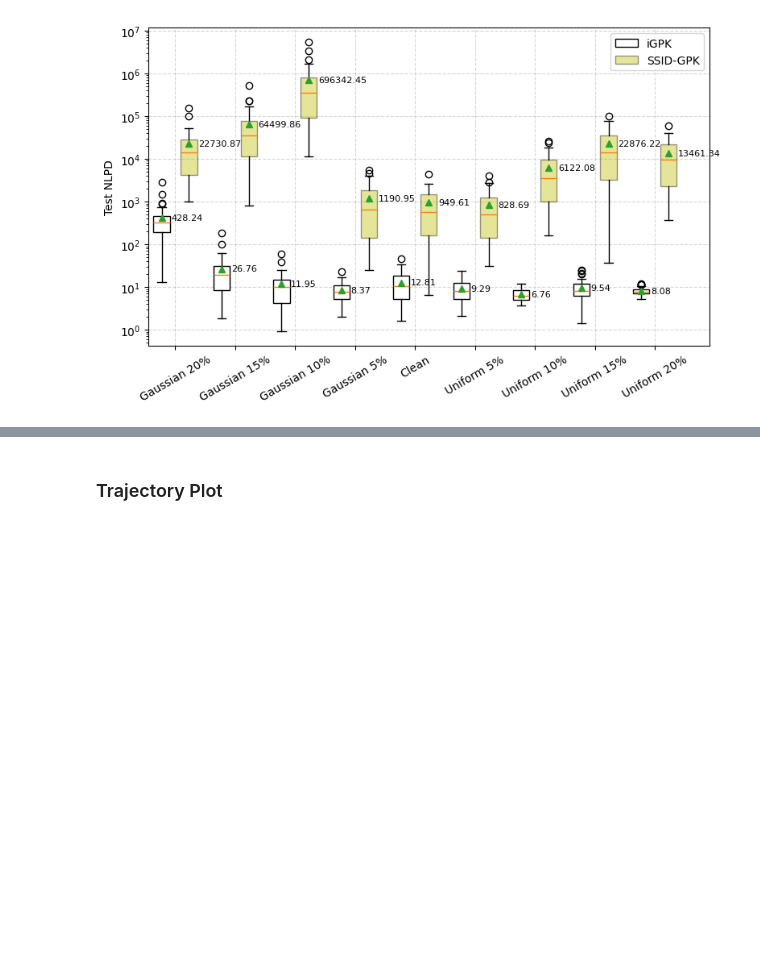
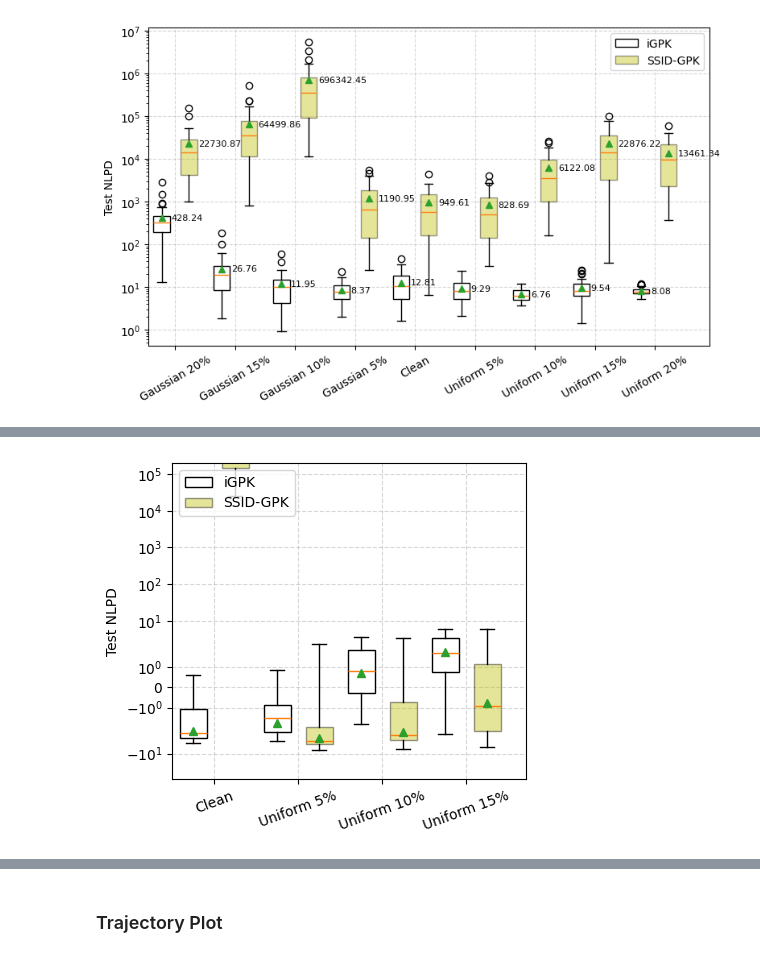
Before and after one commit to abhigyan9/KoopmanGPO, a Jupyter notebook: plotting_siam.ipynb, the cells around one changed output, grey strips where cells are left out. Saved outputs shown, nothing was run; the diff lists cells and outputs as text; code cells hidden in the pictures; blank space fills up the shorter version.

```diff
--- a/plotting_siam.ipynb
+++ b/plotting_siam.ipynb
@@ -615,0 +934,95 @@ Test  NLPD SSID-GPK: mean=13461.3395, std=12966.8444
+# %%
+SimData_raw, ts, num_traj, N, nTrain, nTest = gpk.load_SimData(
+    "Cart_data", 0.6, 0.4, clip=None)
+SimData_clean, mu_vec, std_vec = gpk.normalize_data(
+    SimData_raw, nTrain, N)
+
+NLPD_Test = {}
+
+def remove_outliers(data):
+    q1 = np.percentile(data, 25)
+    q3 = np.percentile(data, 75)
+    iqr = q3 - q1   # inter-quartile range
+    LB = q1 - 1.5 * iqr
+    UB = q3 + 1.5 * iqr
+
+    return data[(data >= LB) & (data <= UB)]    # filtered data
+
+labels = ['Clean', 'Uniform 5%', 'Uniform 10%', 'Uniform 15%']
+
+for label in labels:
+    GT_test = SimData_clean[nTrain:nTrain+nTest+1, :, :N-1]  # (nTest, n, N)
+    XhatTest, XhatTest_ssid = Xhat_Test[label]['iGPK'], Xhat_Test[label]['SSID-GPK']
+    XcvhatTest, XcvhatTest_ssid = Xcvhat_Test[label]['iGPK'], Xcvhat_Test[label]['SSID-GPK']
+
+    # Per-trajectory NLPD statistics (mean ± std across trajectories)
+    nlpd_traj_test_igpk = gpk.nlpd_per_traj(
+        XhatTest[:nTest, :, :N-1],       XcvhatTest[:nTest, :, :, :N-1], GT_test[:nTest, :, :]).detach().cpu()
+    nlpd_traj_test_ssid = gpk.nlpd_per_traj(
+        XhatTest_ssid[:nTest, :, :N-1],  XcvhatTest_ssid[:nTest, :, :, :N-1],  GT_test[:nTest, :, :]).detach().cpu()
+
+    NLPD_Test[label] = {
+        'SSID-GPK': nlpd_traj_test_ssid,
+        'iGPK':     nlpd_traj_test_igpk,}
+
+labels = list(NLPD_Test.keys())
+
+data, positions, xticks = [], [], []
+
+pos = 1
+for label in labels:
+    igpk = NLPD_Test[label]['iGPK'].numpy()
+    ssid = NLPD_Test[label]['SSID-GPK'].numpy()
+    igpk = remove_outliers(igpk)
+    ssid = remove_outliers(ssid)
+
+    # Add both models for this label
+    data.extend([igpk, ssid])
+    positions.extend([pos, pos + 1])
+
+    # Center tick between the two boxes
+    xticks.append(pos + 0.5)
+
+    pos += 2.0  # spacing between groups
+
+fig, ax = plt.subplots(figsize=(4.5, 4))
+
+bp = ax.boxplot(data, positions=positions, widths=0.65, patch_artist=True, showmeans=True, showfliers=False)
+
+# Optional: color coding
+for i, patch in enumerate(bp['boxes']):
+    if i % 2 == 0:
+        patch.set_facecolor('w')   # iGPK
+    else:
+        patch.set_facecolor('y') # SSID-GPK
+        patch.set_alpha(0.4)
+
+# X-axis formatting
+ax.set_xticks(xticks)
+ax.set_xticklabels(labels, rotation=20)
+ax.set_ylabel("Test NLPD")
+ax.set_yscale('symlog')
+ax.set_ylim((-5e1, 2e5))
+xmin, xmax = ax.get_xlim()
+ax.set_xlim((xmin, xmax*1.05))
+
+# Legend
+ax.legend([bp["boxes"][0], bp["boxes"][1]],
+            ["iGPK", "SSID-GPK"],
+            loc="upper left")
+
+# --- After creating the boxplot ---
+# for i, (d, x) in enumerate(zip(data, positions)):
+#     mean_val = np.mean(d)
+#     ax.text(
+#         x+0.35, mean_val ,
+#         f"{mean_val:.1e}",
+#         ha='left', va='center',
+#         fontsize=8
+#     )
+
+ax.grid(True, linestyle='--', alpha=0.5)
+plt.tight_layout()
+plt.show()
+# %% [output]
+[figure, added]
```
Also changed, not shown: parts of 42 cells of this notebook, 58 other files.
